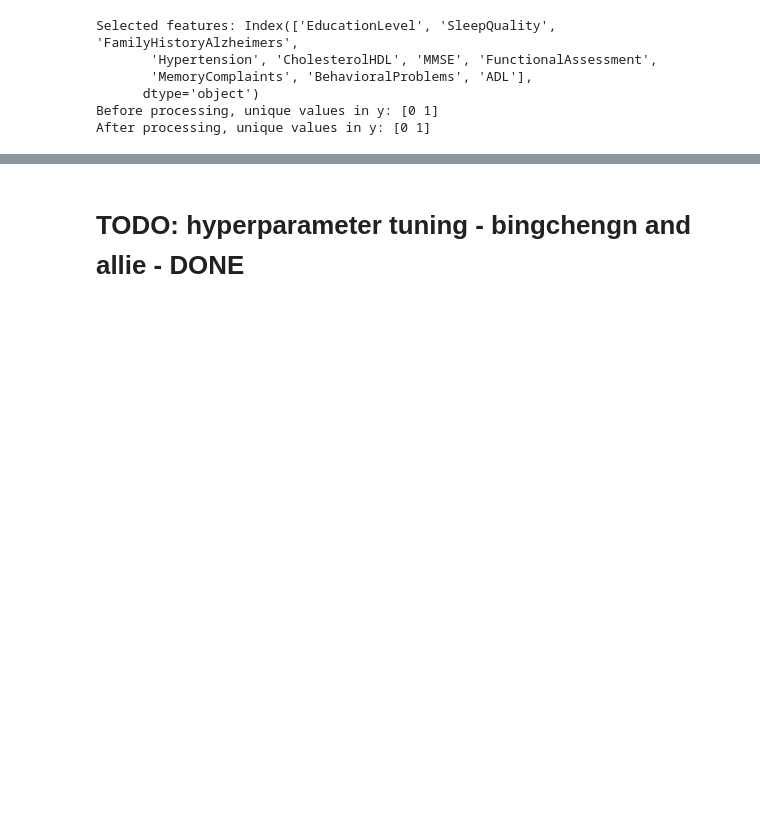
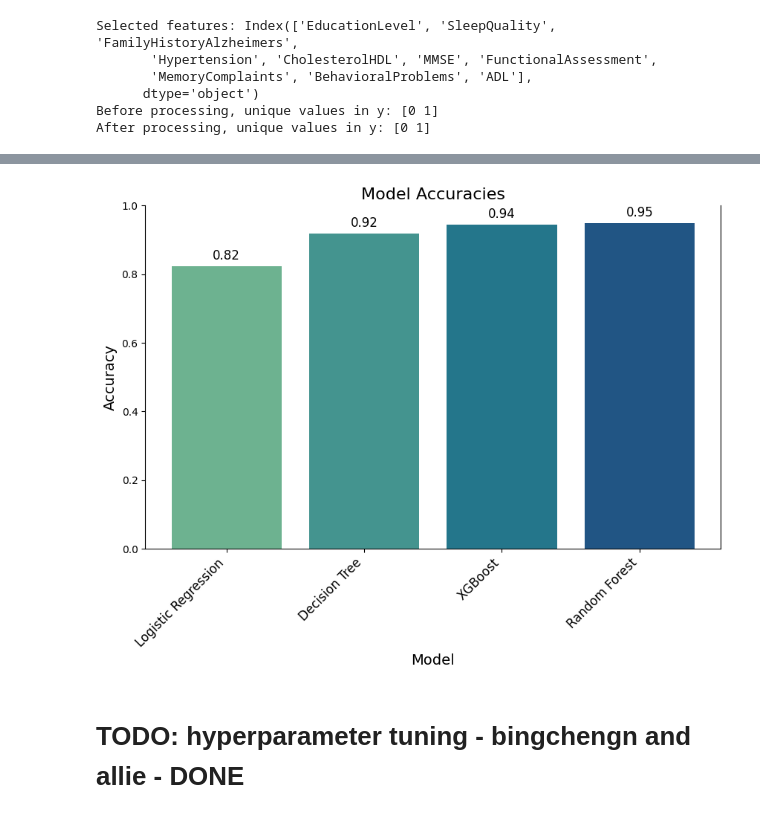
Before and after one commit to alekhyavittalam/alzheimers_diagnosis_prediction, a Jupyter notebook: alzheimers.ipynb, the cells around one changed output, grey strips where cells are left out. Cells and saved outputs as stored; diff of their text form; code cells hidden in the pictures; blank space fills up the shorter version.

```diff
--- a/alzheimers.ipynb
+++ b/alzheimers.ipynb
@@ -585,3 +585,36 @@ Random Forest: 0.9535
+# %%
+import matplotlib.pyplot as plt
+import seaborn as sns
+
+# Prepare data for visualization
+model_names = list(results.keys())
+accuracies = list(results.values())
+
+# Generate a Seaborn color palette
+colors = sns.color_palette("crest", len(model_names))
+
+# Plot the bar chart
+plt.figure(figsize=(10, 6))
+plt.bar(model_names, accuracies, color=colors)  # Use Seaborn colors
+plt.ylim(0, 1)  # Set y-axis limit to [0, 1] for accuracy range
+plt.title("Model Accuracies", fontsize=16)
+plt.xlabel("Model", fontsize=14)
+plt.ylabel("Accuracy", fontsize=14)
+
+# Add accuracy values on top of each bar
+for i, acc in enumerate(accuracies):
+    plt.text(i, acc + 0.02, f"{acc:.2f}", ha='center', fontsize=12)
+
+# Remove the top line of the plot box
+ax = plt.gca()  # Get current axes
+ax.spines['top'].set_visible(False)
+
+# Show the plot
+plt.xticks(rotation=45, ha='right', fontsize=12)
+plt.savefig("model_accuracies.jpg")
+plt.show()
+# %% [output]
+[figure, added]
 # %% [markdown]
 # TODO: hyperparameter tuning - bingchengn and allie - DONE
 # %% [markdown]
```
Also changed, not shown: parts of 9 cells of this notebook, 2 other files.
